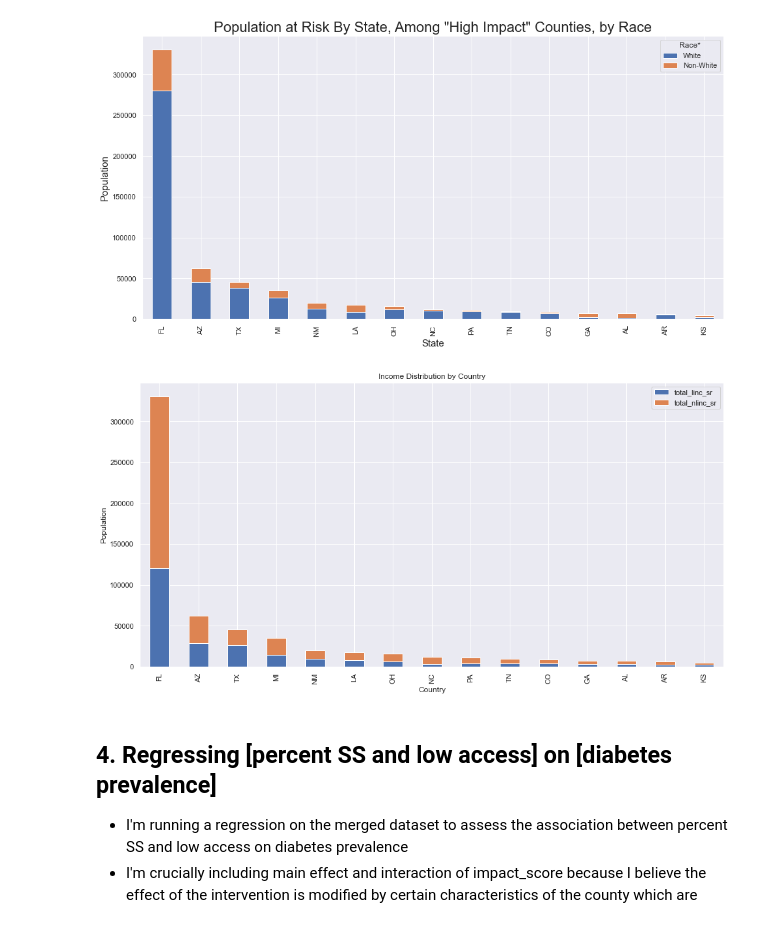
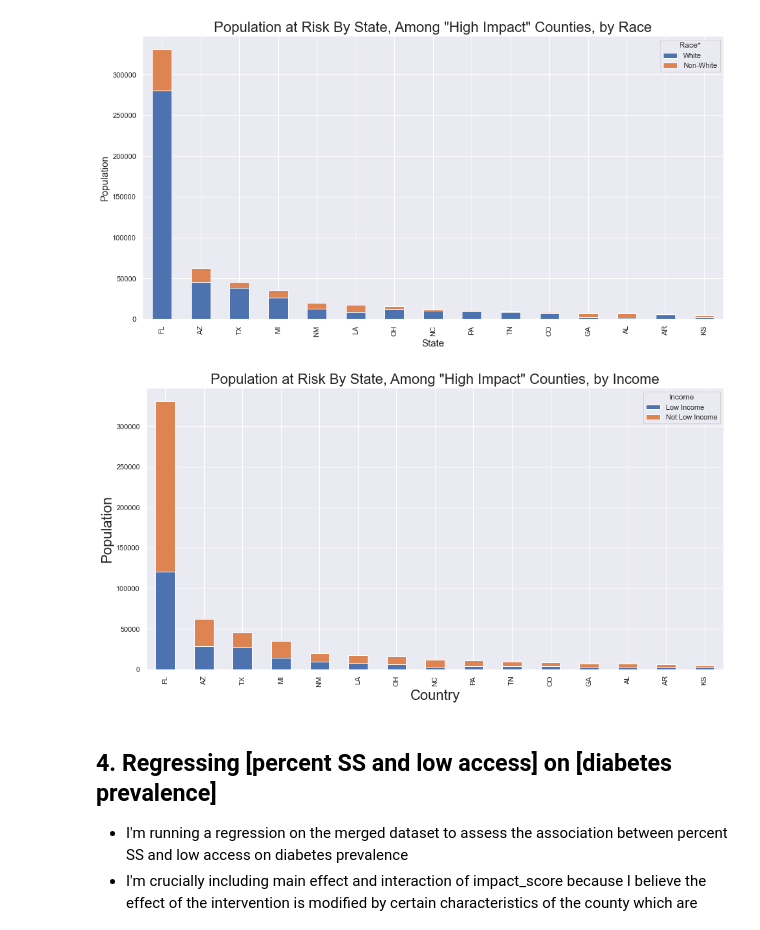
Before and after one commit to dnolter959/food_access_programs, a Jupyter notebook: n1_data_challenge.ipynb, the cells around one changed output. Drawn from its saved outputs; the diff is of its cells as text; code cells hidden in the pictures.

```diff
--- a/n1_data_challenge.ipynb
+++ b/n1_data_challenge.ipynb
@@ -684,37 +669,39 @@ plt.show()
 # %%
 # New dataset
 food_inc = food.copy()
 
 # Aggregate
 food_inc_agg = pd.merge(food_demo, food_plot[['State_CountyFIPS', 'impact_score']], on='State_CountyFIPS', how='left')
 food_inc_agg = food_inc_agg[(food_inc_agg.LACCESS_SENIORS15 > 5000) & (food_inc_agg.impact_score > 0.75)]
 food_inc_agg = food_inc_agg.groupby('State').agg(
     PopAtRiskTotal=('LACCESS_POP15', 'sum'),
     PopAtRiskSr=('LACCESS_SENIORS15', 'sum'),
     PopAtRiskLowi=('LACCESS_LOWI15', 'sum'),
     Count=('LACCESS_SENIORS15', 'count')
 ).sort_values('PopAtRiskSr', ascending=False).reset_index()
 
 # Round
 food_inc_agg.loc[:, 'PopAtRiskTotal':'PopAtRiskLowi'] = food_inc_agg.loc[:,'PopAtRiskTotal':'PopAtRiskLowi'].round().astype(int)
 food_inc_agg['total_hinc'] = food_inc_agg['PopAtRiskTotal'] - food_inc_agg['PopAtRiskLowi']
 food_inc_agg['total_linc_sr'] = (food_inc_agg['PopAtRiskLowi'] / food_inc_agg['PopAtRiskTotal'] * food_inc_agg['PopAtRiskSr']).round().astype(int)
 food_inc_agg['total_nlinc_sr'] = (food_inc_agg['PopAtRiskSr'] - food_inc_agg['total_linc_sr']).round().astype(int)
 
 
 # Plot
 food_inc_agg.set_index('State')[['total_linc_sr', 'total_nlinc_sr']].plot(kind='bar', stacked=True)
 
 # Options
 plt.gcf().set_size_inches(16, 8)
-plt.xlabel('Country')
-plt.ylabel('Population')
-plt.title('Income Distribution by Country')
+plt.xlabel('Country', fontsize=22)
+plt.ylabel('Population', fontsize=22)
+plt.title('Population at Risk By State, Among "High Impact" Counties, by Income', fontsize=22)
+plt.legend(title='Income', labels=['Low Income', 'Not Low Income'])
+plt.xticks(rotation=90)
 
 # Display
 plt.show()
 # %% [output]
-[figure, old version]
+[figure, new version]
 # %% [markdown]
 ## 4. Regressing [percent SS and low access] on [diabetes prevalence]
 
```
Also changed, not shown: parts of 4 cells of this notebook.
